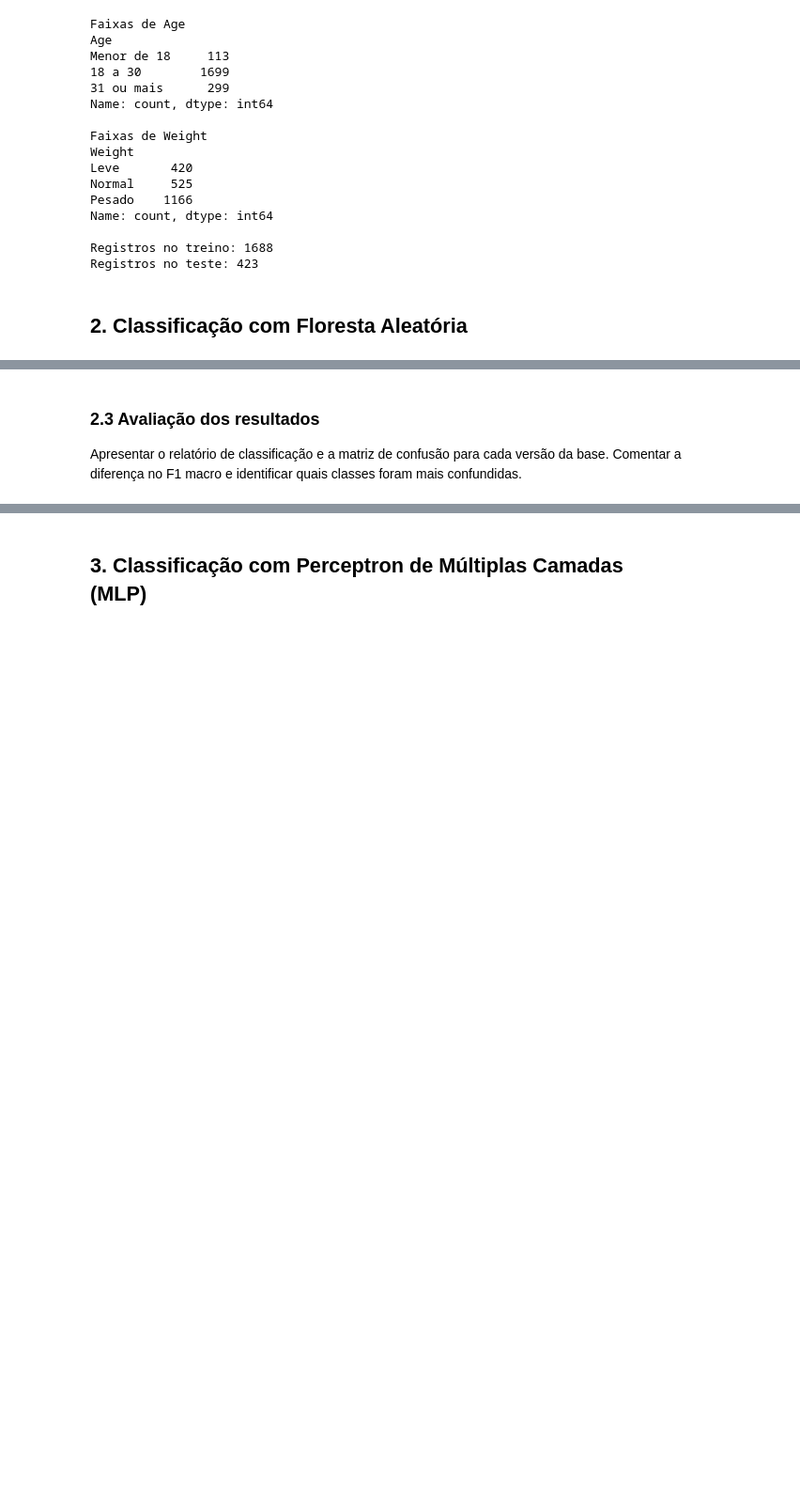
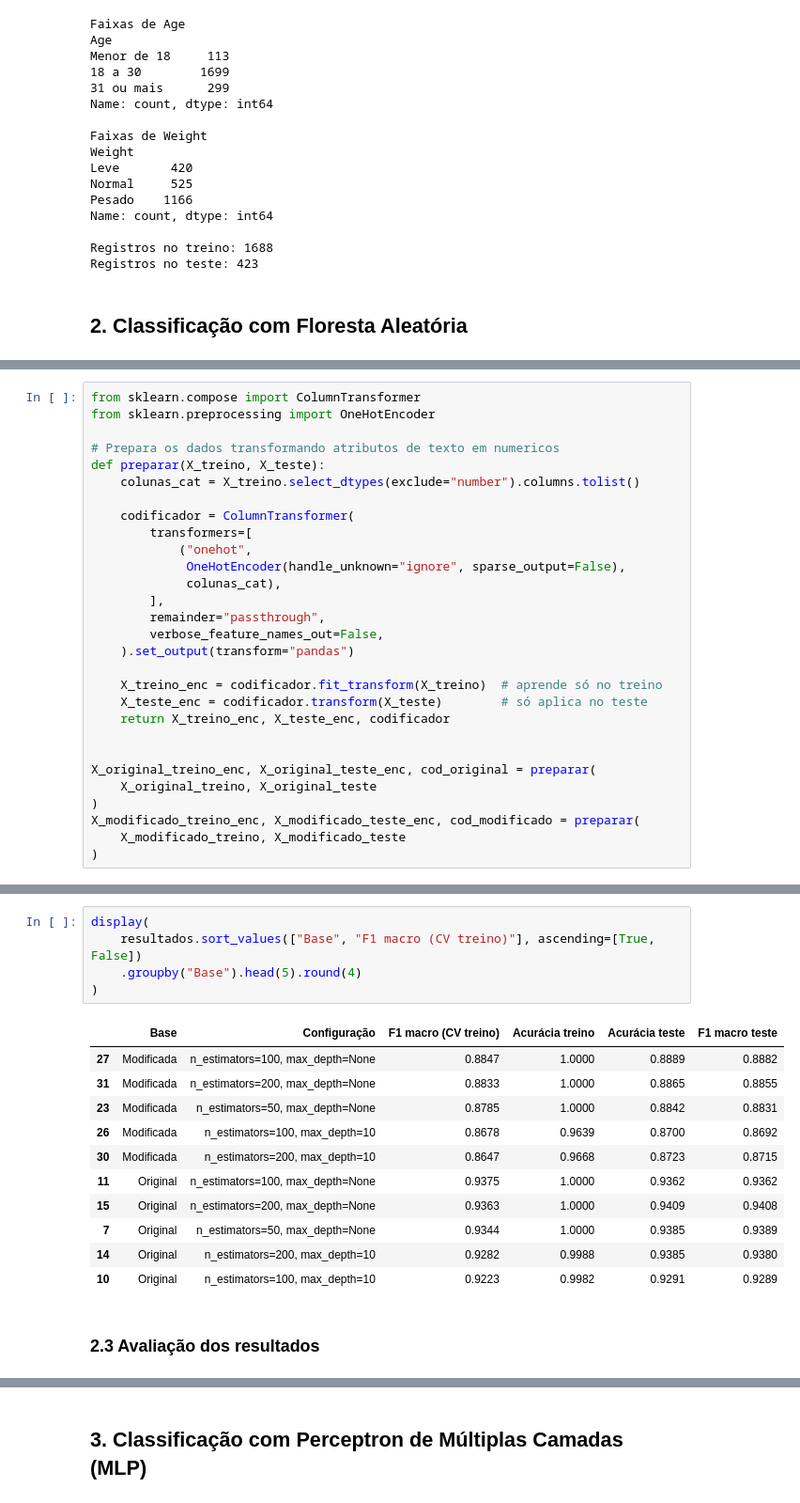
Before and after one commit to giovanasilverio/XMCO01-trabalho, a Jupyter notebook: trabalho.ipynb, the cells around one changed output, grey strips where cells are left out. Shown at 94% size. Cells and saved outputs as stored; diff of their text form; blank space fills up the shorter version.

Commit message:
adiciona classificação com Floresta Aleatória

```diff
--- a/trabalho.ipynb
+++ b/trabalho.ipynb
@@ -164,0 +162,29 @@ aplicar a mesma transformação ao teste.
+# %%
+from sklearn.compose import ColumnTransformer
+from sklearn.preprocessing import OneHotEncoder
+
+# Prepara os dados transformando atributos de texto em numericos
+def preparar(X_treino, X_teste):
+    colunas_cat = X_treino.select_dtypes(exclude="number").columns.tolist()
+
+    codificador = ColumnTransformer(
+        transformers=[
+            ("onehot",
+             OneHotEncoder(handle_unknown="ignore", sparse_output=False),
+             colunas_cat),
+        ],
+        remainder="passthrough",
+        verbose_feature_names_out=False,
+    ).set_output(transform="pandas")
+
+    X_treino_enc = codificador.fit_transform(X_treino)  # aprende só no treino
+    X_teste_enc = codificador.transform(X_teste)        # só aplica no teste
+    return X_treino_enc, X_teste_enc, codificador
+
+
+X_original_treino_enc, X_original_teste_enc, cod_original = preparar(
+    X_original_treino, X_original_teste
+)
+X_modificado_treino_enc, X_modificado_teste_enc, cod_modificado = preparar(
+    X_modificado_treino, X_modificado_teste
+)
@@ -170,5 +302,19 @@ usados e testar diferentes valores, por exemplo, para `n_estimators` e
+# %%
+display(
+    resultados.sort_values(["Base", "F1 macro (CV treino)"], ascending=[True, False])
+    .groupby("Base").head(5).round(4)
+)
+# %% [output]
+|  | Base | Configuração | F1 macro (CV treino) | Acurácia treino | Acurácia teste | F1 macro teste |
+| 27 | Modificada | n_estimators=100, max_depth=None | 0.8847 | 1.0000 | 0.8889 | 0.8882 |
+| 31 | Modificada | n_estimators=200, max_depth=None | 0.8833 | 1.0000 | 0.8865 | 0.8855 |
+| 23 | Modificada | n_estimators=50, max_depth=None | 0.8785 | 1.0000 | 0.8842 | 0.8831 |
+| 26 | Modificada | n_estimators=100, max_depth=10 | 0.8678 | 0.9639 | 0.8700 | 0.8692 |
+| 30 | Modificada | n_estimators=200, max_depth=10 | 0.8647 | 0.9668 | 0.8723 | 0.8715 |
+| 11 | Original | n_estimators=100, max_depth=None | 0.9375 | 1.0000 | 0.9362 | 0.9362 |
+| 15 | Original | n_estimators=200, max_depth=None | 0.9363 | 1.0000 | 0.9409 | 0.9408 |
+| 7 | Original | n_estimators=50, max_depth=None | 0.9344 | 1.0000 | 0.9385 | 0.9389 |
+| 14 | Original | n_estimators=200, max_depth=10 | 0.9282 | 0.9988 | 0.9385 | 0.9380 |
+| 10 | Original | n_estimators=100, max_depth=10 | 0.9223 | 0.9982 | 0.9291 | 0.9289 |
 # %% [markdown]
 ### 2.3 Avaliação dos resultados
-Apresentar o relatório de classificação e a matriz de confusão para cada
-versão da base. Comentar a diferença no F1 macro e identificar quais classes
-foram mais confundidas.
```
Also changed, not shown: parts of 19 cells of this notebook.
